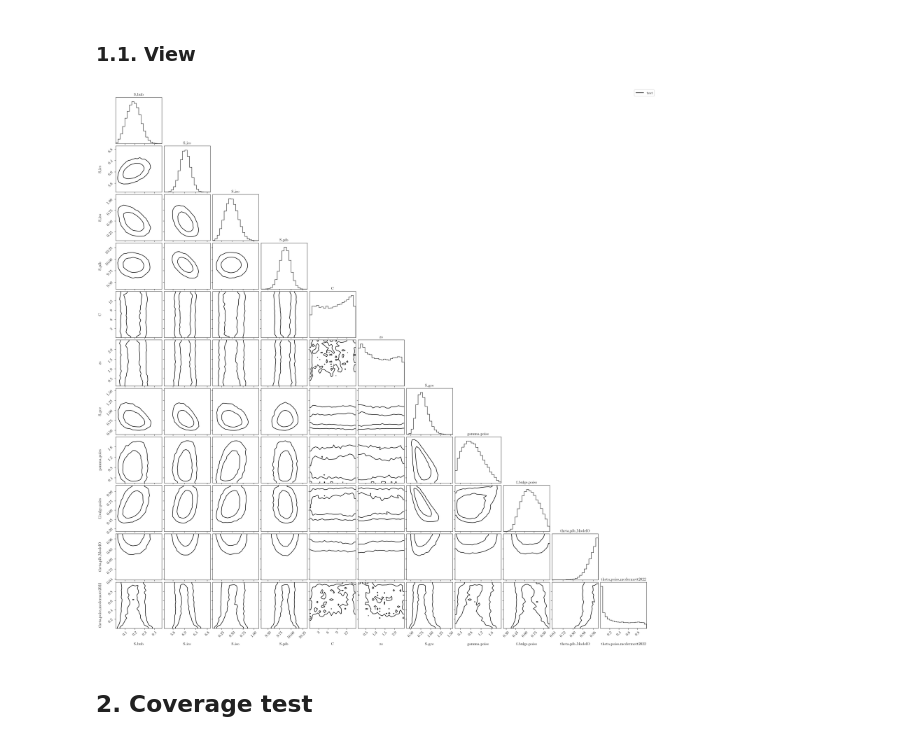
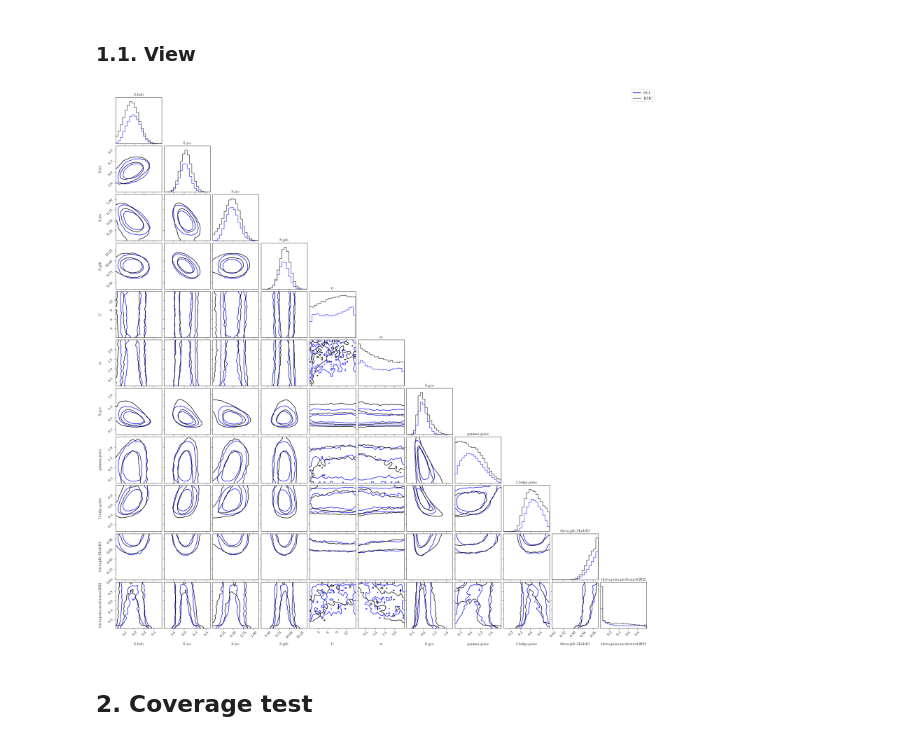
Before and after one commit to smsharma/fermi-prob-prog, a Jupyter notebook: validating/fit_poiss_sim.ipynb, the cells around one changed output. Cells and saved outputs as stored; diff of their text form; code cells hidden in the pictures.

```diff
--- a/validating/fit_poiss_sim.ipynb
+++ b/validating/fit_poiss_sim.ipynb
@@ -53,15 +53,15 @@ i = 0
 counts = jnp.array(np.load(f"{run_dir}/counts_{i}.npy"), dtype=jnp.int32)
 svi_results = npmodel.fit_svi(
     jax.random.PRNGKey(4234),
-    guide='iaf', num_flows=5, hidden_dims=[256, 256],
-    n_steps=20000, lr=5e-5, num_particles=8, data=counts
+    guide='iaf', num_flows=5, hidden_dims=[128, 128],
+    n_steps=20000, lr=5e-5, num_particles=16, data=counts
 )
-pickle.dump(svi_results, open(f"{run_dir}/svi_results_{i}.p", 'wb'))
+pickle.dump(svi_results, open(f"{run_dir}/svi_results_{i}_2.p", 'wb'))
 samples = npmodel.get_svi_samples(
     rng_key=jax.random.PRNGKey(42),
     num_samples=50000,
 )
-pickle.dump(samples, open(f"{run_dir}/samples_{i}.p", 'wb'))
+pickle.dump(samples, open(f"{run_dir}/samples_{i}_2.p", 'wb'))
 # %%
 rng_key = jax.random.PRNGKey(42)
 mcmc = npmodel.run_nuts(
@@ -72,31 +72,34 @@ mcmc = npmodel.run_nuts(
 ### 1.1. View
 # %%
 samples = pickle.load(open('../outputs/poiss_sim/np_p_230827/samples_0.p', 'rb'))
+hmc_samples = npmodel.expand_samples(pickle.load(open('../outputs/poiss_sim/np_p_230827/hmc_samples_0.p', 'rb')))
 # %%
 samples_dict = {
-    '' : samples
+    'svi' : samples,
+    'hmc' : hmc_samples
 }
 colors_dict = {
-    '' : 'k'
+    'svi' : 'b',
+    'hmc' : 'k'
 }
 labels_dict = {
-    '' : 'test'
+    'svi' : 'SVI',
+    'hmc' : 'HMC'
 }
 plot_var_names = [
     'S_bub', 'S_ics', 'S_iso', 'S_pib',
     'C', 'zs',
     'S_gce', 'gamma_poiss', 'f_bulge_poiss',
     'theta_pib_ModelO', 'theta_poiss_mcdermott2022'
 ]
-
 logging.getLogger().setLevel(logging.ERROR)
 multi_corner(
     samples_dict, plot_var_names,
     colors_dict=colors_dict, labels_dict=labels_dict,
     hist_bin_factor=1, save_fn=None
 )
 # %% [output]
-[figure, old version]
+[figure, new version]
 # %% [markdown]
 ## 2. Coverage test
 # %%
```
Also changed, not shown: 2 other files.
